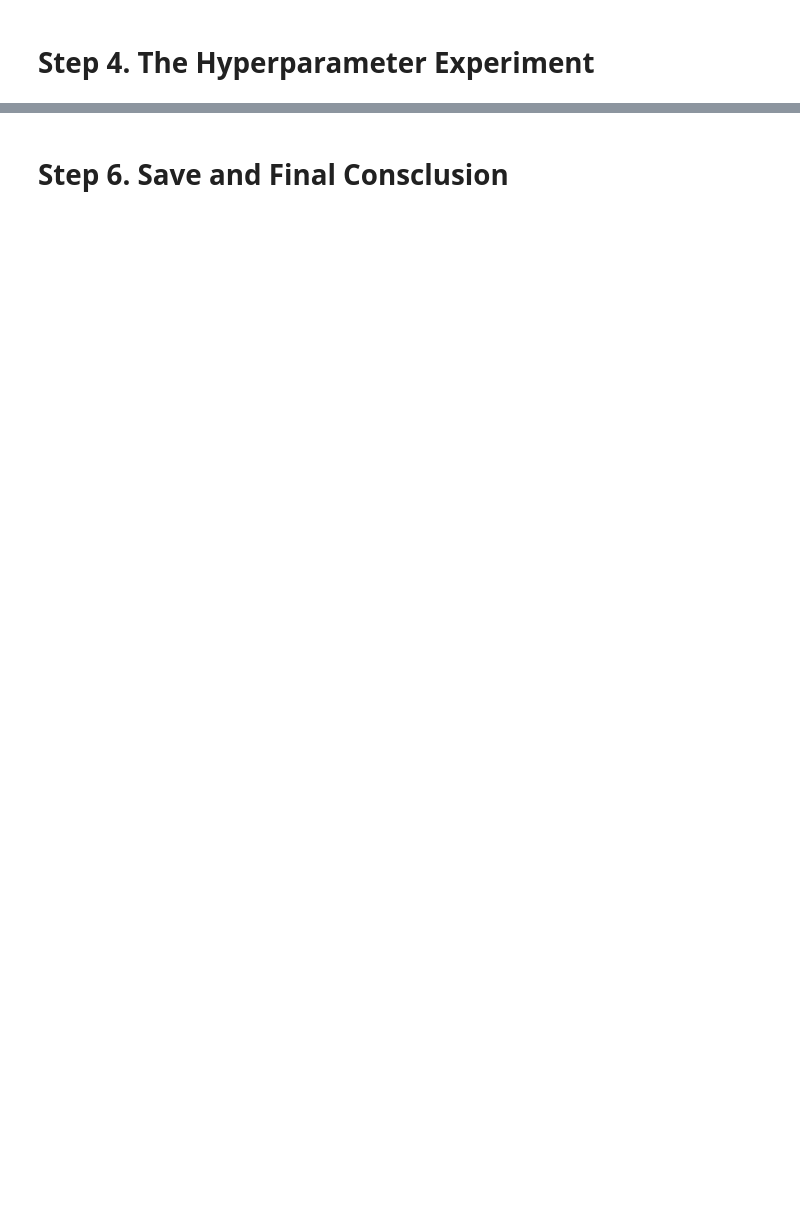
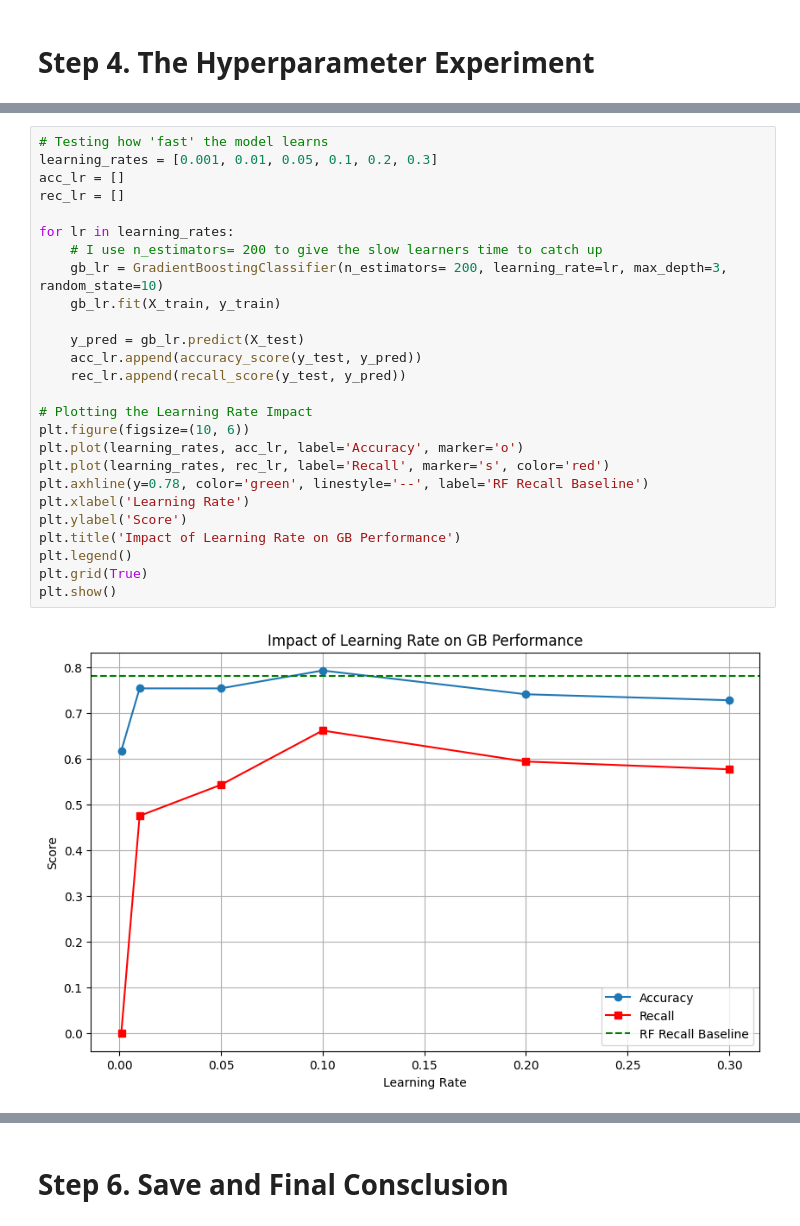
Before and after one commit to 4GeeksAcademy/kiko-bar_Boosting-Algorithms, a Jupyter notebook: src/explore.ipynb, the cells around one changed output, grey strips where cells are left out. Saved outputs shown, nothing was run; the diff lists cells and outputs as text; blank space fills up the shorter version.

```diff
--- a/src/explore.ipynb
+++ b/src/explore.ipynb
@@ -256,0 +233,28 @@ plt.show()
+# %%
+# Testing how 'fast' the model learns
+learning_rates = [0.001, 0.01, 0.05, 0.1, 0.2, 0.3]
+acc_lr = []
+rec_lr = []
+
+for lr in learning_rates:
+    # I use n_estimators= 200 to give the slow learners time to catch up
+    gb_lr = GradientBoostingClassifier(n_estimators= 200, learning_rate=lr, max_depth=3, random_state=10)
+    gb_lr.fit(X_train, y_train)
+
+    y_pred = gb_lr.predict(X_test)
+    acc_lr.append(accuracy_score(y_test, y_pred))
+    rec_lr.append(recall_score(y_test, y_pred))
+
+# Plotting the Learning Rate Impact
+plt.figure(figsize=(10, 6))
+plt.plot(learning_rates, acc_lr, label='Accuracy', marker='o')
+plt.plot(learning_rates, rec_lr, label='Recall', marker='s', color='red')
+plt.axhline(y=0.78, color='green', linestyle='--', label='RF Recall Baseline')
+plt.xlabel('Learning Rate')
+plt.ylabel('Score')
+plt.title('Impact of Learning Rate on GB Performance')
+plt.legend()
+plt.grid(True)
+plt.show()
+# %% [output]
+[figure, added]
```
Also changed, not shown: parts of 28 cells of this notebook, 8 other files.
